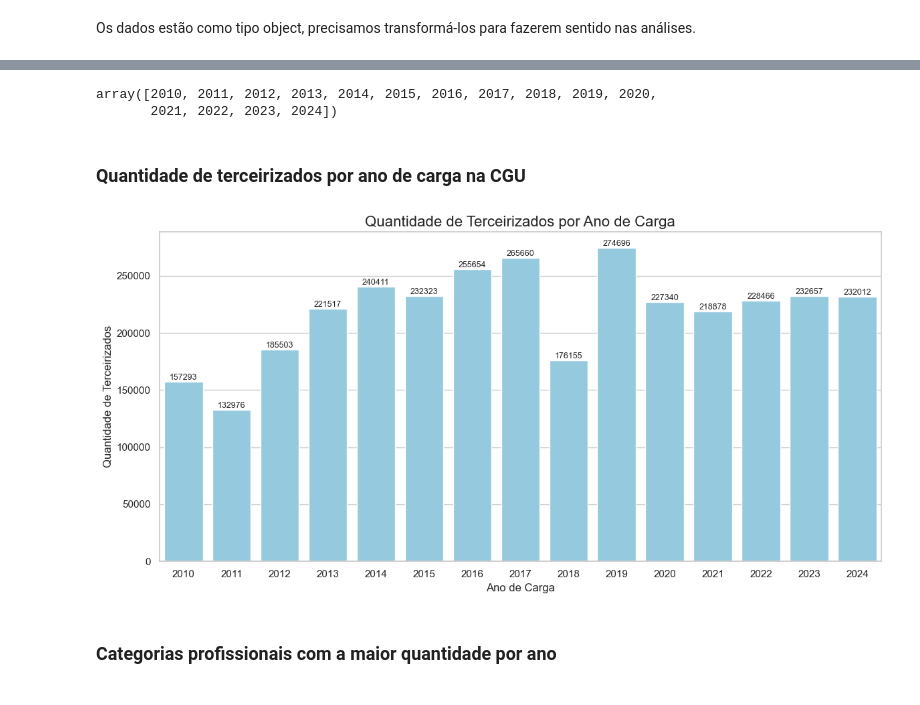
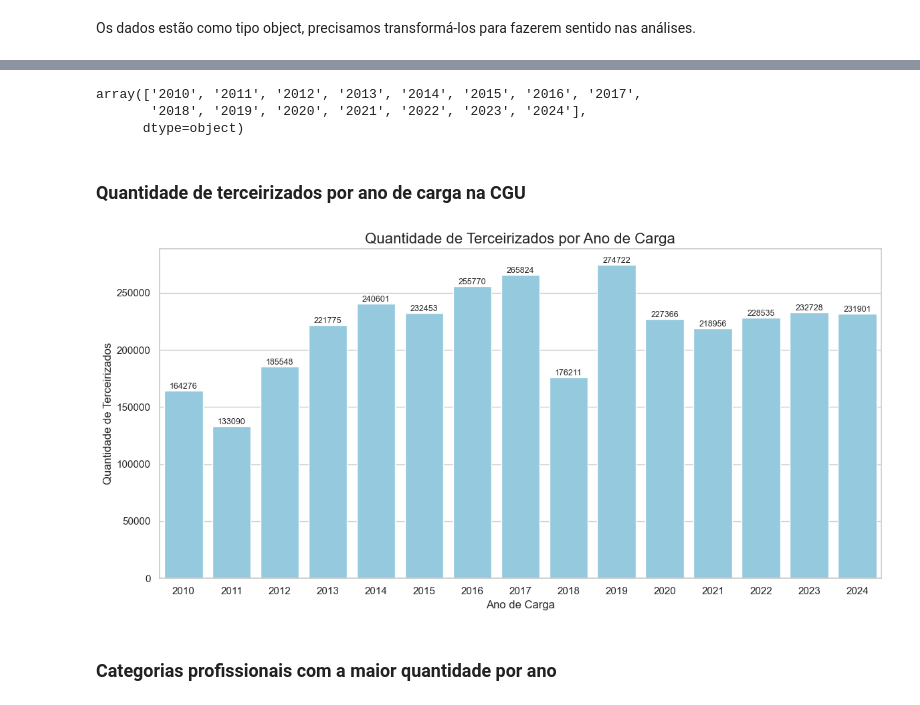
Before and after one commit to lab-dados-seges/dados-terceirizados, a Jupyter notebook: analises/historico_terceirizados.ipynb, the cells around one changed output, grey strips where cells are left out. Cells and saved outputs as stored; diff of their text form; code cells hidden in the pictures.

Commit message:
Corrige graficos e modifica o texto do historico

```diff
--- a/analises/historico_terceirizados.ipynb
+++ b/analises/historico_terceirizados.ipynb
@@ -264,14 +267,3 @@ dtypes: object(24)
 memory usage: 627.7+ MB
 # %% [markdown]
 Os dados estão como tipo object, precisamos transformá-los para fazerem sentido nas análises.
-# %%
-# Força conversão para número, valores inválidos viram NaN
-df_historico_atualizado['nr_jornada'] = pd.to_numeric(df_historico_atualizado['nr_jornada'], errors='coerce')
-df_historico_atualizado['Ano_Carga'] = pd.to_numeric(df_historico_atualizado['Ano_Carga'], errors='coerce')
-
-# Remove linhas com NaN nas colunas
-df_historico_atualizado = df_historico_atualizado.dropna(subset=['nr_jornada', 'Ano_Carga'])
-
-# Converte para inteiro
-df_historico_atualizado['nr_jornada'] = df_historico_atualizado['nr_jornada'].astype(int)
-df_historico_atualizado['Ano_Carga'] = df_historico_atualizado['Ano_Carga'].astype(int)
@@ -292,0 +294,19 @@ df_historico_atualizado['vl_mensal_custo'] = (
+# %%
+df_historico_atualizado["vl_mensal_salario"] = df_historico_atualizado["vl_mensal_salario"].apply(limpar_valor)
+df_historico_atualizado["vl_mensal_custo"] = df_historico_atualizado["vl_mensal_custo"].apply(limpar_valor)
+# %%
+# Corrige valores não numéricos e vírgulas como separador decimal
+df_historico_atualizado['nr_jornada'] = (
+    df_historico_atualizado['nr_jornada']
+    .astype(str)
+    .str.strip()
+    .replace(['NI', 'NI.', 'NI  ', 'nan', 'NaN'], np.nan)
+    .str.replace(',', '.', regex=False)
+)
+
+# Converte para float e depois para inteiro, preservando nulos
+df_historico_atualizado['nr_jornada'] = (
+    pd.to_numeric(df_historico_atualizado['nr_jornada'], errors='coerce')
+    .round()
+    .astype('Int64')
+)
@@ -292,0 +383,12 @@ df_historico_atualizado['vl_mensal_custo'] = (
+# %%
+# Mesmo após diversas tentativas de limpezas e tratamento, ainda há valores discrepantes que, provavelmente, são provenientes de erro de preenchimento, assim vamos retirar esses valores (216)
+
+# Limites plausíveis
+limite_salario = 100_000
+limite_custo = 200_000
+
+# Filtra os dados com valores aceitáveis
+df_historico_atualizado_filtrado = df_historico_atualizado[
+    (df_historico_atualizado['vl_mensal_salario'] <= limite_salario) &
+    (df_historico_atualizado['vl_mensal_custo'] <= limite_custo)
+].copy()
@@ -293,37 +459,38 @@ df_historico_atualizado['vl_mensal_custo'] = (
 # %%
-df_historico_atualizado['Ano_Carga'].unique()
+df_historico_atualizado_filtrado['Ano_Carga'].unique()
 # %% [output]
-array([2010, 2011, 2012, 2013, 2014, 2015, 2016, 2017, 2018, 2019, 2020,
-       2021, 2022, 2023, 2024])
+array(['2010', '2011', '2012', '2013', '2014', '2015', '2016', '2017',
+       '2018', '2019', '2020', '2021', '2022', '2023', '2024'],
+      dtype=object)
 # %% [markdown]
 ### Quantidade de terceirizados por ano de carga na CGU
 # %%
 # Estilo bonito
 sns.set(style="whitegrid")
 
 # Contagem de terceirizados por ano
 plt.figure(figsize=(12, 6))
-ax = sns.countplot(data=df_historico_atualizado, x="Ano_Carga", color='skyblue')
+ax = sns.countplot(data=df_historico_atualizado_filtrado, x="Ano_Carga", color='skyblue')
 
 # Títulos e rótulos
 ax.set_title("Quantidade de Terceirizados por Ano de Carga", fontsize=16)
 ax.set_xlabel("Ano de Carga", fontsize=12)
 ax.set_ylabel("Quantidade de Terceirizados", fontsize=12)
 
 # Adiciona os valores no topo das barras, como inteiros
 for p in ax.patches:
     height = int(p.get_height())
     ax.annotate(f'{height}', (p.get_x() + p.get_width() / 2., height),
                 ha='center', va='bottom', fontsize=9)
 
 plt.tight_layout()
 
 # Caminho e nome do arquivo
 #plt.savefig("./graficos/quantidade_terceirizados_por_ano.png", dpi=300)  # Salva em alta resolução
 
 plt.show()
 # %% [output]
-[figure, old version]
+[figure, new version]
 # %% [markdown]
 ### Categorias profissionais com a maior quantidade por ano
 # %% [markdown]
```
Also changed, not shown: parts of 31 cells of this notebook, 11 other files.
